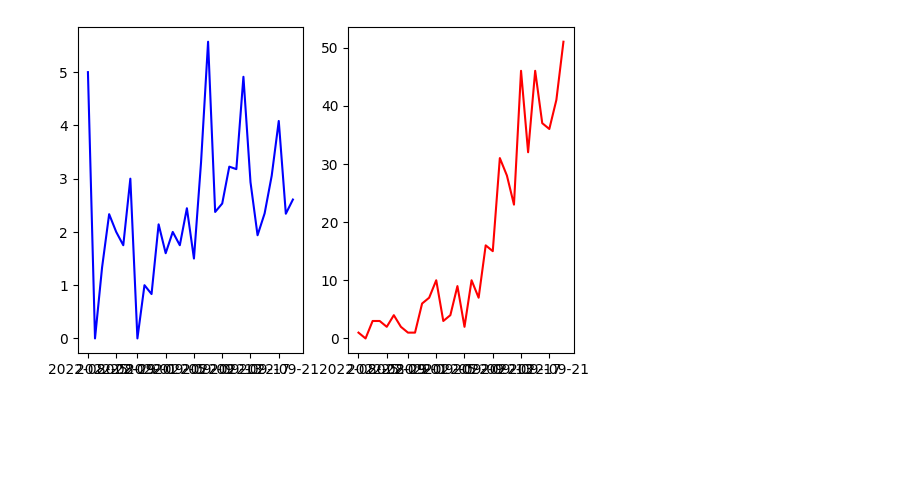
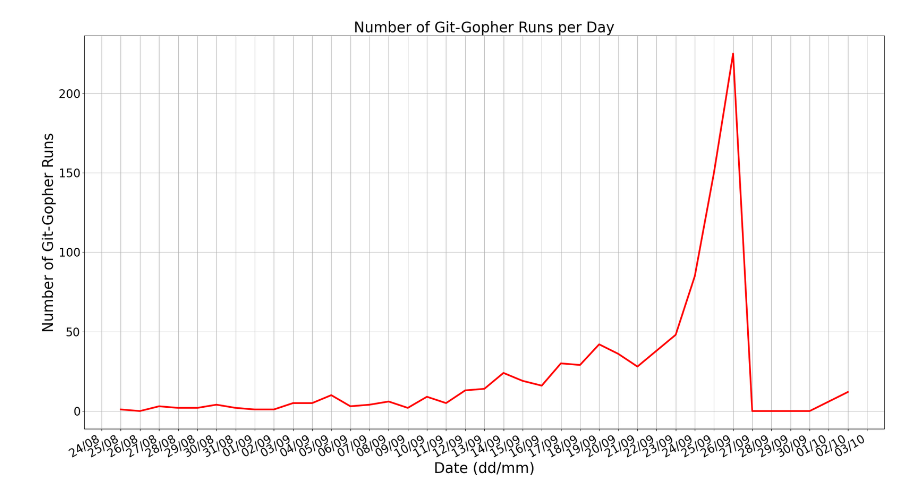
Before and after one commit to Git-Gopher/go-gopher, a Jupyter notebook: notebooks/logs.ipynb, the cells around one changed output. Cells and saved outputs as stored; diff of their text form; code cells hidden in the pictures; blank space fills up the shorter version.

```diff
--- a/notebooks/logs.ipynb
+++ b/notebooks/logs.ipynb
@@ -151,11 +165,33 @@ acc2(data)
 # %%
-plt.title("Average Violations Per Run")
-plt.xlabel("Date (dd/mm)")
-plt.ylabel("Violations")
-plt.gca().xaxis.set_major_formatter(mdates.DateFormatter("%d/%m"))
-plt.gca().xaxis.set_major_locator(mdates.DayLocator())
-plt.gcf().autofmt_xdate()
-plt.grid(True)
+fig, (ax2) = plt.subplots(1, 1)
+
+
+# ax1.set_title("Average Repository Violations + Suggestions per Day", fontsize=25)
+# ax1.set_xlabel("Date (dd/mm)", fontsize=25)
+# ax1.set_ylabel("Violations + Suggestions", fontsize=25)
+# ax1.xaxis.set_major_formatter(mdates.DateFormatter("%d/%m"))
+# ax1.xaxis.set_major_locator(mdates.DayLocator())
+# ax1.grid(True)
+# ax1.tick_params(axis="x", labelsize=8)
+# ax1.tick_params(axis="y", labelsize=20)
+
+ax2.set_title("Number of Git-Gopher Runs per Day", fontsize=25)
+ax2.set_xlabel("Date (dd/mm)", fontsize=25)
+ax2.set_ylabel("Number of Git-Gopher Runs", fontsize=25)
+ax2.xaxis.set_major_formatter(mdates.DateFormatter("%d/%m"))
+ax2.xaxis.set_major_locator(mdates.DayLocator())
+ax2.grid(True)
+ax2.tick_params(axis="x", labelsize=20)
+ax2.tick_params(axis="y", labelsize=20)
+
+
+fig.autofmt_xdate()
+
+fig.set_figheight(14)
+fig.set_figwidth(25)
+
+blacklist = ["BinaryViolation", "EmptyCommitViolation"]
+
 
 # logs are "accumulative" violations (ie: all violations that exist within the project.
 # instead plot as "new" violations per GHA run
@@ -172,7 +208,10 @@ def violationsPerRun(data):
         violations = x["violations"]
         # remove binary biolation as it was very broken at a point
         violations = list(
-            filter(lambda x: x["Name"] not in ["BinaryViolation"], violations)
+            filter(
+                lambda x: x["Name"] not in blacklist,
+                violations,
+            )
         )
         groupName = x["name"]
         groups[groupName].append(
@@ -183,15 +222,19 @@ def violationsPerRun(data):
     for k in groups.keys():
         groups[k] = list(sorted(groups[k], key=lambda x: x[0]))
 
-    # convert to average instead of accumulated
+    # convert to new violations and suggestions instead of accumulated
     for k in groups.keys():
-        vs = groups[k]
+        vs = groups[k].copy()
         prev_raw = vs[0][1]
         for i in range(1, len(vs)):
             save = vs[i][1]
-            vs[i] = (vs[i][0], vs[i][1] - prev_raw)
+            summer = vs[i][1] - prev_raw
+            # some violations can be solved after a run, creating a negative
+            if summer < 0:
+                summer = 0
+            vs[i] = (vs[i][0], summer)
             prev_raw = save
-
+            # print(vs[i][1])
         groups[k] = vs
 
     # find min and max date
@@ -205,39 +248,45 @@ def violationsPerRun(data):
 
     # round to nearest day start
     minDate = minDate.replace(hour=0, minute=0, second=0, microsecond=0)
     maxDate = maxDate.replace(hour=0, minute=0, second=0, microsecond=0)
 
     # range of dates monotomically increasing by day value
     dr = date_range(minDate, maxDate)
 
     xs = []
     ys = []
 
     total_contribs = []
     for i in range(0, len(dr) - 2):
         lower = dr[i]
         upper = dr[i + 1]
 
         vs = []
         # find all dates between update and lower range
+        contribs_on_day = 0
         for (gn, ds) in groups.items():
+            ls = []
             for k, no in ds:
                 if lower <= k <= upper:
-                    vs.append(no)
+                    ls.append(no)
+                    contribs_on_day += 1
+            # empty contribution days
+            ls = ls if ls != [] else [0]
+            vs.append(sum(ls))
+        total_contribs.append(contribs_on_day)
 
-        total_contribs.append(len(vs))
         # can't mean empty arrays, hardcode days with no contribs to [0] (zero mean)
         vs = vs if vs != [] else [0]
-
         ys.append(mean(vs))
         xs.append(lower)
 
-    plt.subplot(1, 2, 1)
-    plt.plot(xs, ys, c="blue")
-    plt.subplot(1, 2, 2)
-    plt.plot(xs, total_contribs, c="red")
+    # ax1.plot(xs, ys, c="blue")
+    ax2.plot(xs, total_contribs, c="red", linewidth=3)
+    fig.savefig("/tmp/figure.png",  dpi=600, bbox_inches="tight")
 
+
+data = load("../output/merged-log-SOFTENG206-2022.json")
 violationsPerRun(data)
 # %% [output]
-[figure, old version]
+[figure, new version]
 # %%
```
Also changed, not shown: parts of 3 cells of this notebook, 1 other file.
